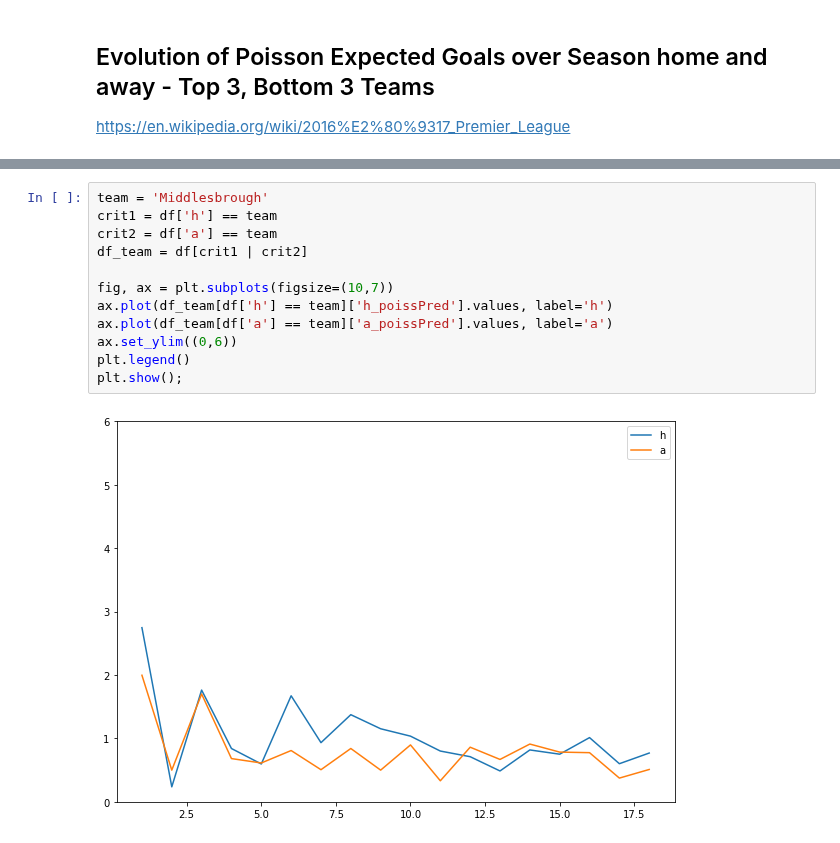
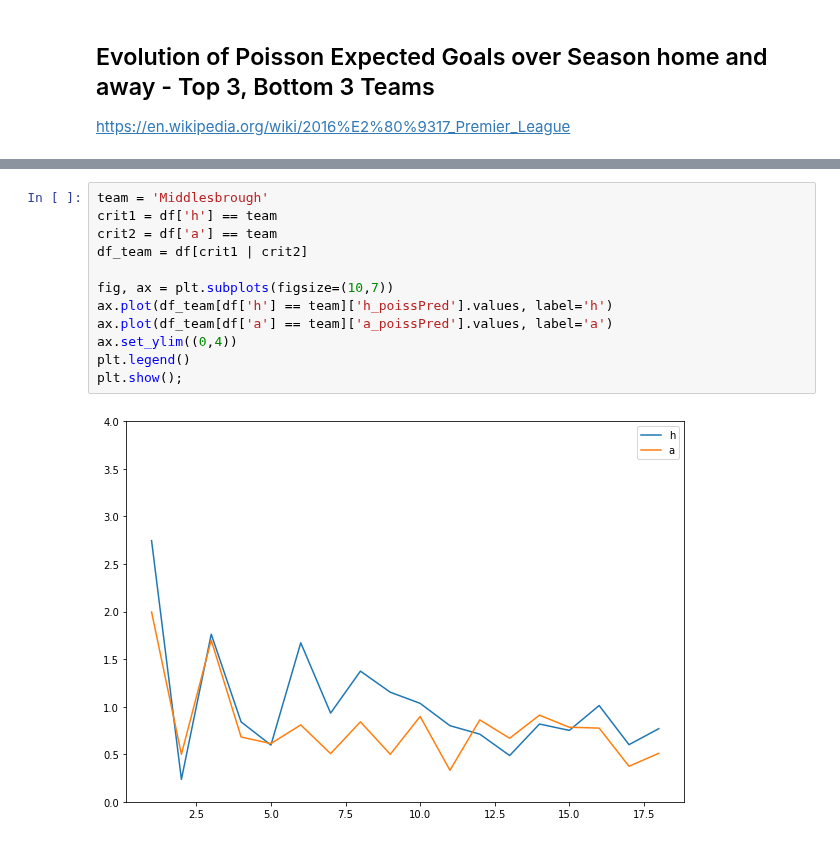
Before and after one commit to DMacGillivray/soccer-predictions, a Jupyter notebook: notebooks/003.05 Features - Logistic Regression Power Ranking.ipynb, the cells around one changed output, grey strips where cells are left out. Drawn from its saved outputs; the diff is of its cells as text.

```diff
--- a/notebooks/003.05 Features - Logistic Regression Power Ranking.ipynb
+++ b/notebooks/003.05 Features - Logistic Regression Power Ranking.ipynb
@@ -783,17 +783,17 @@ plt.show();
 # %%
 team = 'Middlesbrough'
 crit1 = df['h'] == team
 crit2 = df['a'] == team
 df_team = df[crit1 | crit2]
 
 fig, ax = plt.subplots(figsize=(10,7))
 ax.plot(df_team[df['h'] == team]['h_poissPred'].values, label='h')
 ax.plot(df_team[df['a'] == team]['a_poissPred'].values, label='a')
-ax.set_ylim((0,6))
+ax.set_ylim((0,4))
 plt.legend()
 plt.show();
 # %% [output]
-[figure, old version]
+[figure, new version]
 # %%
 team = 'Sunderland'
 crit1 = df['h'] == team
```
Also changed, not shown: parts of 8 cells of this notebook, 13 other files.
